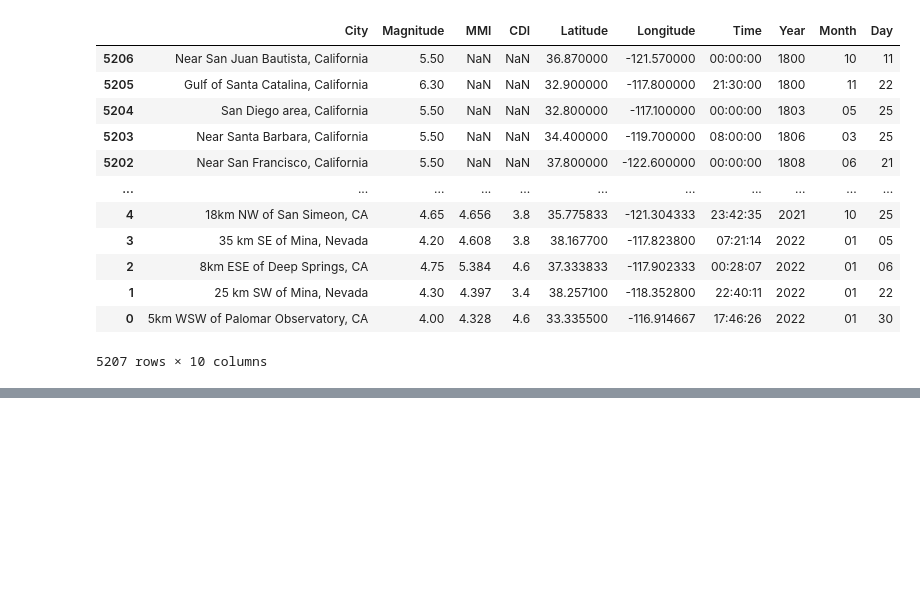
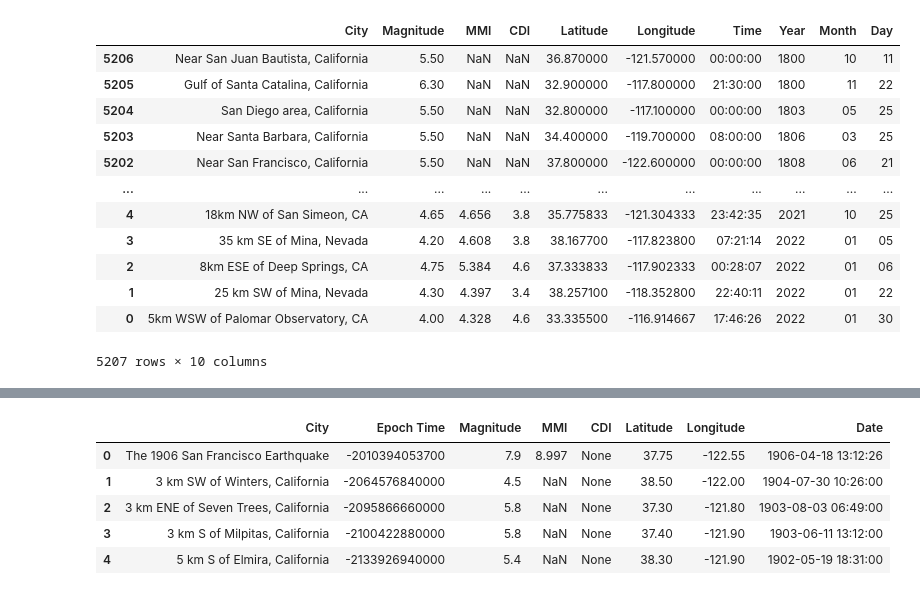
Before and after one commit to chronicJatt/Project-1, a Jupyter notebook: Final_Clean_Data.ipynb, the cells around one changed output, grey strips where cells are left out. Saved outputs shown, nothing was run; the diff lists cells and outputs as text; code cells hidden in the pictures; blank space fills up the shorter version.

```diff
--- a/Final_Clean_Data.ipynb
+++ b/Final_Clean_Data.ipynb
@@ -164,0 +322,24 @@ final_earthquake_df
+# %%
+# Pre-dictionary storage loop
+for i in (a["features"]):
+    date.append(i["properties"]["time"])
+    place.append(i["properties"]["place"])
+    cdi.append(i["properties"]["cdi"])
+    mag.append(i["properties"]["mag"])
+    mmi.append(i["properties"]["mmi"])
+    lat.append(i["geometry"]["coordinates"][1])
+    long.append(i["geometry"]["coordinates"][0])
+
+# Create a dictionary for establishing dataframe
+san_francisco = {
+    "City":place,
+    "Epoch Time":date,
+    "Magnitude": mag,
+    "MMI": mmi,
+    "CDI":cdi,
+    "Latitude":lat,
+    "Longitude":long
+}
+
+san_fran_raw = pd.DataFrame(san_francisco)
+san_fran_raw.head()
@@ -164,0 +361,11 @@ final_earthquake_df
+# %%
+# Adding human-readable time to DF
+san_fran_raw['Date'] = converted_list
+san_fran_raw.head()
+# %% [output]
+|  | City | Epoch Time | Magnitude | MMI | CDI | Latitude | Longitude | Date |
+| 0 | The 1906 San Francisco Earthquake | -2010394053700 | 7.9 | 8.997 | None | 37.75 | -122.55 | 1906-04-18 13:12:26 |
+| 1 | 3 km SW of Winters, California | -2064576840000 | 4.5 | NaN | None | 38.50 | -122.00 | 1904-07-30 10:26:00 |
+| 2 | 3 km ENE of Seven Trees, California | -2095866660000 | 5.8 | NaN | None | 37.30 | -121.80 | 1903-08-03 06:49:00 |
+| 3 | 3 km S of Milpitas, California | -2100422880000 | 5.8 | NaN | None | 37.40 | -121.90 | 1903-06-11 13:12:00 |
+| 4 | 5 km S of Elmira, California | -2133926940000 | 5.4 | NaN | None | 38.30 | -121.90 | 1902-05-19 18:31:00 |
```
Also changed, not shown: parts of 12 cells of this notebook, 3 other files.
